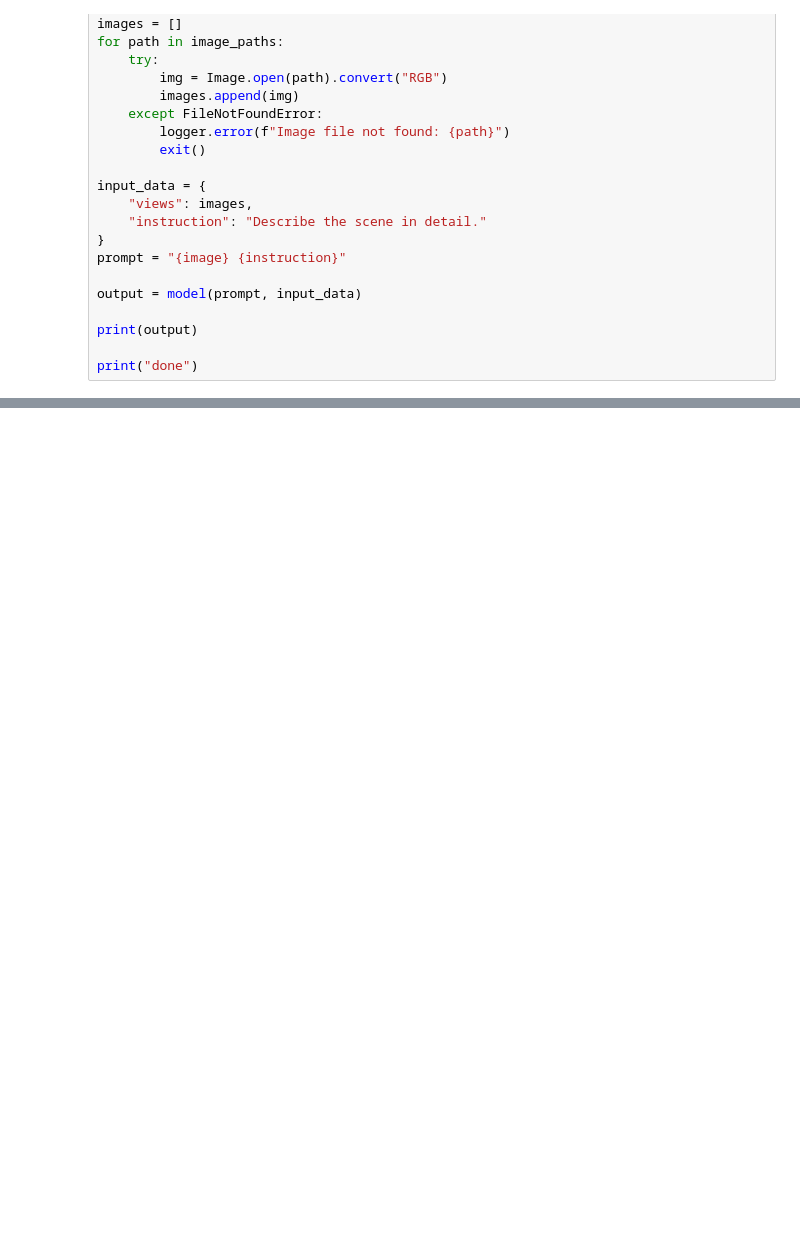
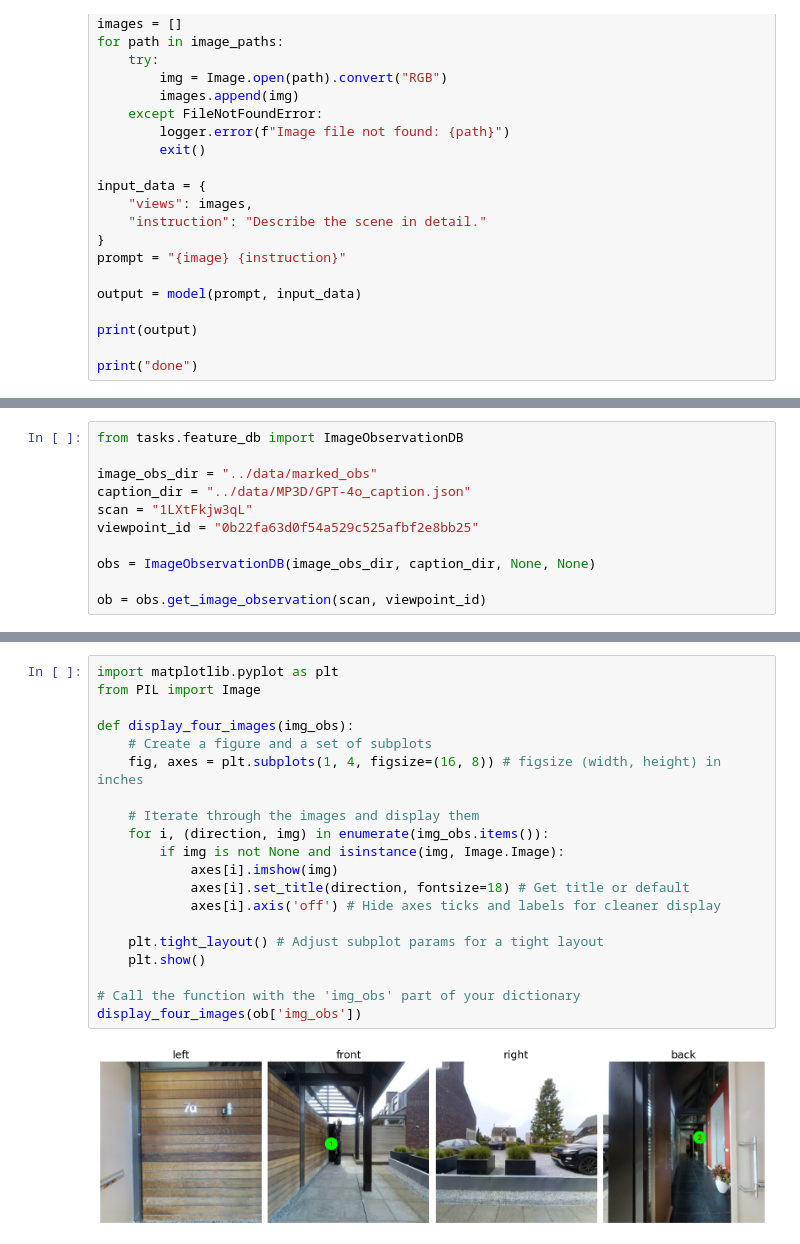
Before and after one commit to billzhao1030/mllm-eval, a Jupyter notebook: src/test.ipynb, the cells around one changed output, grey strips where cells are left out. Drawn from its saved outputs; the diff is of its cells as text; blank space fills up the shorter version.

Commit message:
display one image for different heading

```diff
--- a/src/test.ipynb
+++ b/src/test.ipynb
@@ -173,0 +38,11 @@ Pushing scan '759xd9YjKW5' to Hugging Face Hub...
+# %%
+from tasks.feature_db import ImageObservationDB
+
+image_obs_dir = "../data/marked_obs"
+caption_dir = "../data/MP3D/GPT-4o_caption.json"
+scan = "1LXtFkjw3qL"
+viewpoint_id = "0b22fa63d0f54a529c525afbf2e8bb25"
+
+obs = ImageObservationDB(image_obs_dir, caption_dir, None, None)
+
+ob = obs.get_image_observation(scan, viewpoint_id)
@@ -173,0 +60,22 @@ Pushing scan '759xd9YjKW5' to Hugging Face Hub...
+# %%
+import matplotlib.pyplot as plt
+from PIL import Image
+
+def display_four_images(img_obs):
+    # Create a figure and a set of subplots
+    fig, axes = plt.subplots(1, 4, figsize=(16, 8)) # figsize (width, height) in inches
+
+    # Iterate through the images and display them
+    for i, (direction, img) in enumerate(img_obs.items()):
+        if img is not None and isinstance(img, Image.Image):
+            axes[i].imshow(img)
+            axes[i].set_title(direction, fontsize=18) # Get title or default
+            axes[i].axis('off') # Hide axes ticks and labels for cleaner display
+
+    plt.tight_layout() # Adjust subplot params for a tight layout
+    plt.show()
+
+# Call the function with the 'img_obs' part of your dictionary
+display_four_images(ob['img_obs'])
+# %% [output]
+[figure, added]
```
Also changed, not shown: parts of 4 cells of this notebook, 6 other files.
